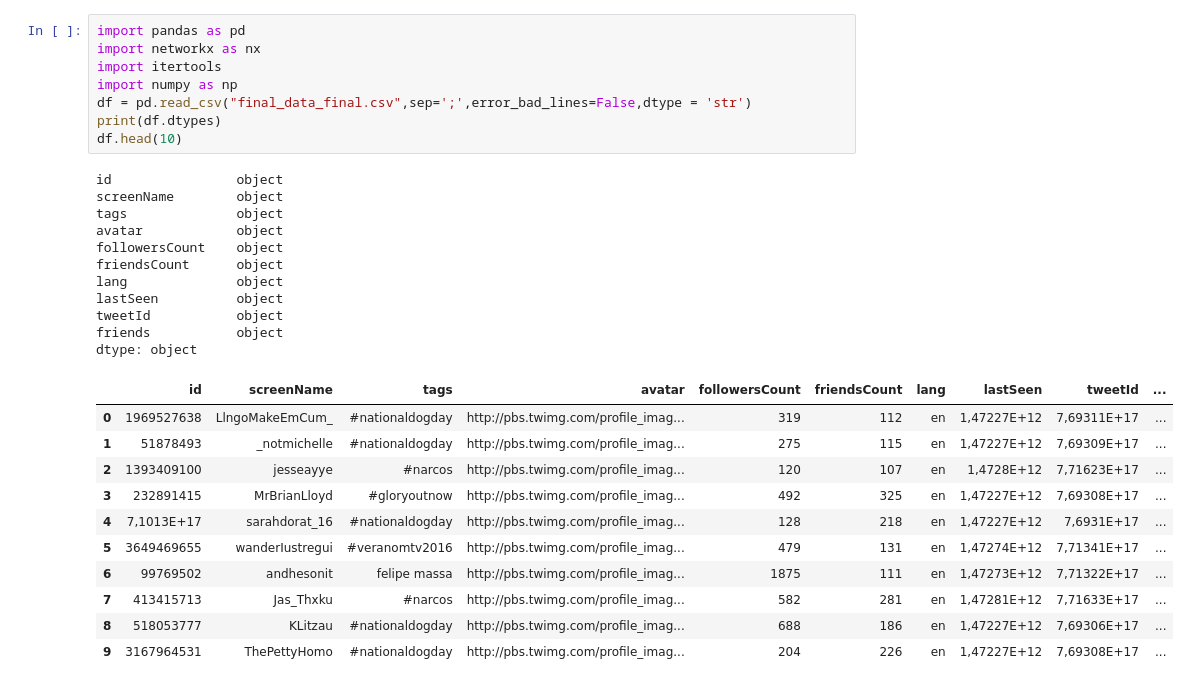
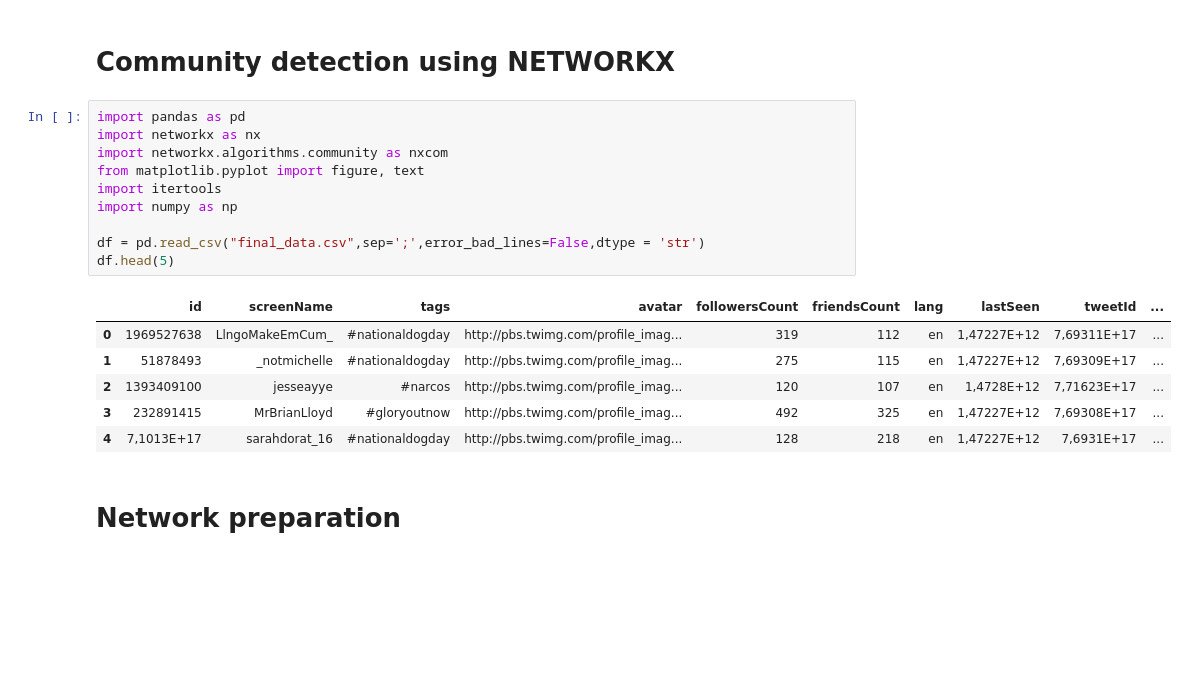
Before and after one commit to coder-mano/NETWORKX-Community-Detection, a Jupyter notebook: community_detection.ipynb, the cells around one changed output. Drawn from its saved outputs; the diff is of its cells as text; blank space fills up the shorter version.

```diff
--- a/community_detection.ipynb
+++ b/community_detection.ipynb
@@ -1,34 +1,24 @@
+# %% [markdown]
+# Community detection using NETWORKX
 # %%
 import pandas as pd
 import networkx as nx
+import networkx.algorithms.community as nxcom
+from matplotlib.pyplot import figure, text
 import itertools
 import numpy as np
-df = pd.read_csv("final_data_final.csv",sep=';',error_bad_lines=False,dtype = 'str')
-print(df.dtypes)
-df.head(10)
+
+df = pd.read_csv("final_data.csv",sep=';',error_bad_lines=False,dtype = 'str')
+df.head(5)
 # %% [output]
-id                object
-screenName        object
-tags              object
-avatar            object
-followersCount    object
-friendsCount      object
-lang              object
-lastSeen          object
-tweetId           object
-friends           object
-dtype: object
 |  | id | screenName | tags | avatar | followersCount | friendsCount | lang | lastSeen | tweetId | ... |
 | 0 | 1969527638 | LlngoMakeEmCum_ | #nationaldogday | http://pbs.twimg.com/profile_imag... | 319 | 112 | en | 1,47227E+12 | 7,69311E+17 | ... |
 | 1 | 51878493 | _notmichelle | #nationaldogday | http://pbs.twimg.com/profile_imag... | 275 | 115 | en | 1,47227E+12 | 7,69309E+17 | ... |
 | 2 | 1393409100 | jesseayye | #narcos | http://pbs.twimg.com/profile_imag... | 120 | 107 | en | 1,4728E+12 | 7,71623E+17 | ... |
 | 3 | 232891415 | MrBrianLloyd | #gloryoutnow | http://pbs.twimg.com/profile_imag... | 492 | 325 | en | 1,47227E+12 | 7,69308E+17 | ... |
 | 4 | 7,1013E+17 | sarahdorat_16 | #nationaldogday | http://pbs.twimg.com/profile_imag... | 128 | 218 | en | 1,47227E+12 | 7,6931E+17 | ... |
-| 5 | 3649469655 | wanderIustregui | #veranomtv2016 | http://pbs.twimg.com/profile_imag... | 479 | 131 | en | 1,47274E+12 | 7,71341E+17 | ... |
-| 6 | 99769502 | andhesonit | felipe massa | http://pbs.twimg.com/profile_imag... | 1875 | 111 | en | 1,47273E+12 | 7,71322E+17 | ... |
-| 7 | 413415713 | Jas_Thxku | #narcos | http://pbs.twimg.com/profile_imag... | 582 | 281 | en | 1,47281E+12 | 7,71633E+17 | ... |
-| 8 | 518053777 | KLitzau | #nationaldogday | http://pbs.twimg.com/profile_imag... | 688 | 186 | en | 1,47227E+12 | 7,69306E+17 | ... |
-| 9 | 3167964531 | ThePettyHomo | #nationaldogday | http://pbs.twimg.com/profile_imag... | 204 | 226 | en | 1,47227E+12 | 7,69308E+17 | ... |
+# %% [markdown]
+# Network preparation
 # %%
 G = nx.Graph()
 
```
Also changed, not shown: parts of 11 cells of this notebook, 1 other file.
